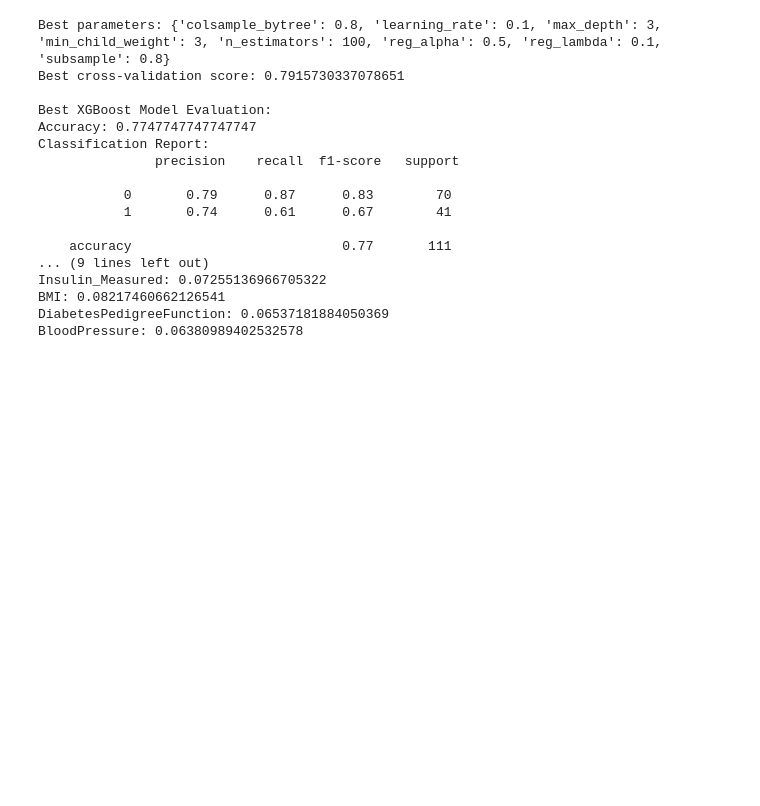
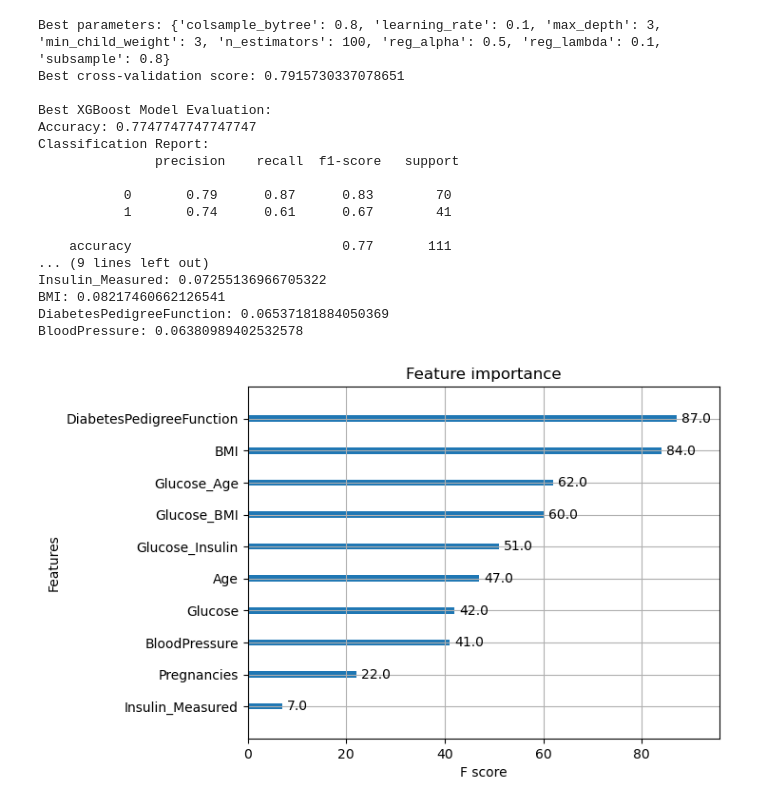
Before and after one commit to hugofitipaldi/kaggle, a Jupyter notebook: diabetes/diabetes_classification.ipynb, the cells around one changed output. Saved outputs shown, nothing was run; the diff lists cells and outputs as text; code cells hidden in the pictures; blank space fills up the shorter version.

Commit message:
feature importance plot

```diff
--- a/diabetes/diabetes_classification.ipynb
+++ b/diabetes/diabetes_classification.ipynb
@@ -731,3 +731,8 @@ Insulin_Measured: 0.07255136966705322
 BMI: 0.08217460662126541
 DiabetesPedigreeFunction: 0.06537181884050369
 BloodPressure: 0.06380989402532578
+# %%
+xgb.plot_importance(best_model_selected)
+plt.show()
+# %% [output]
+[figure, added]
```
